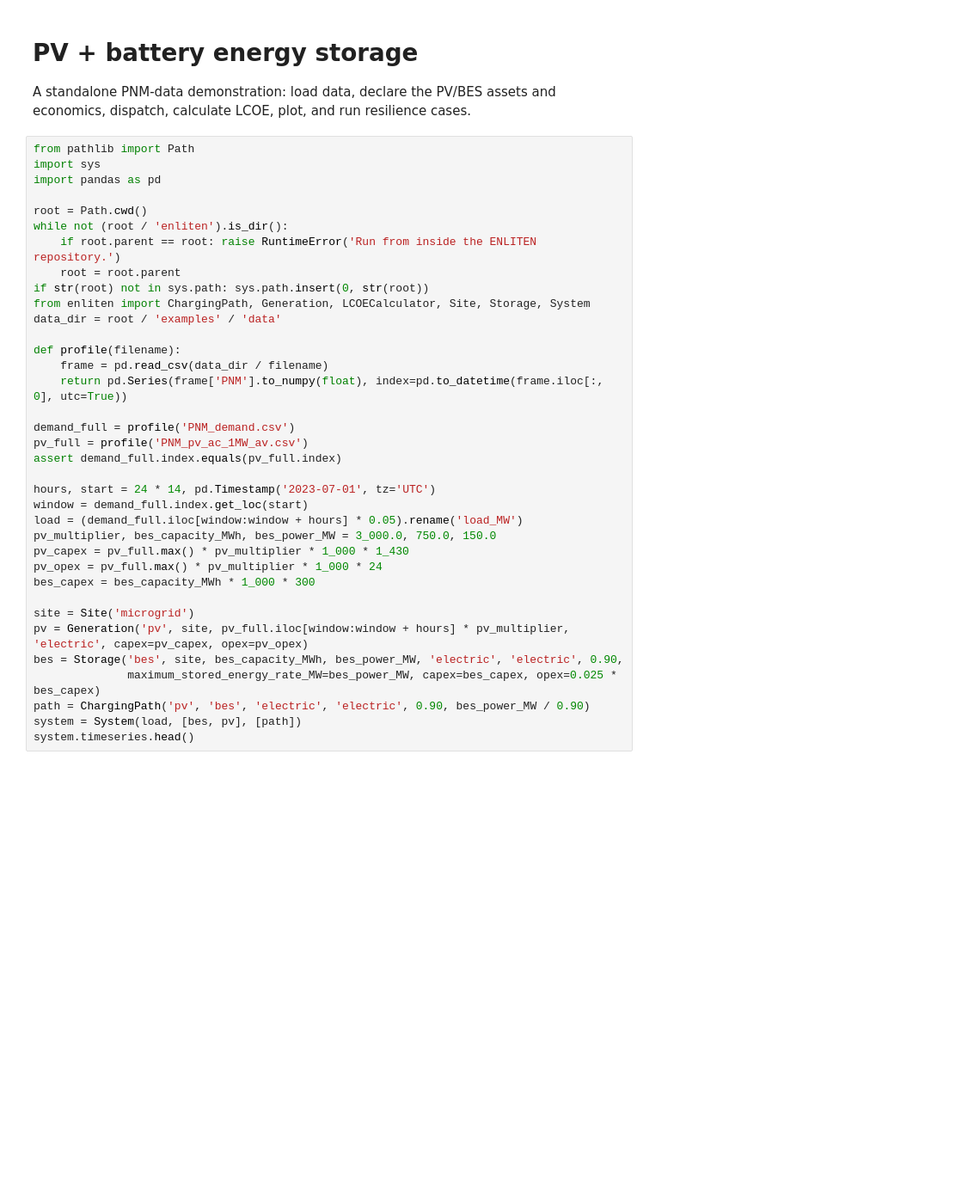
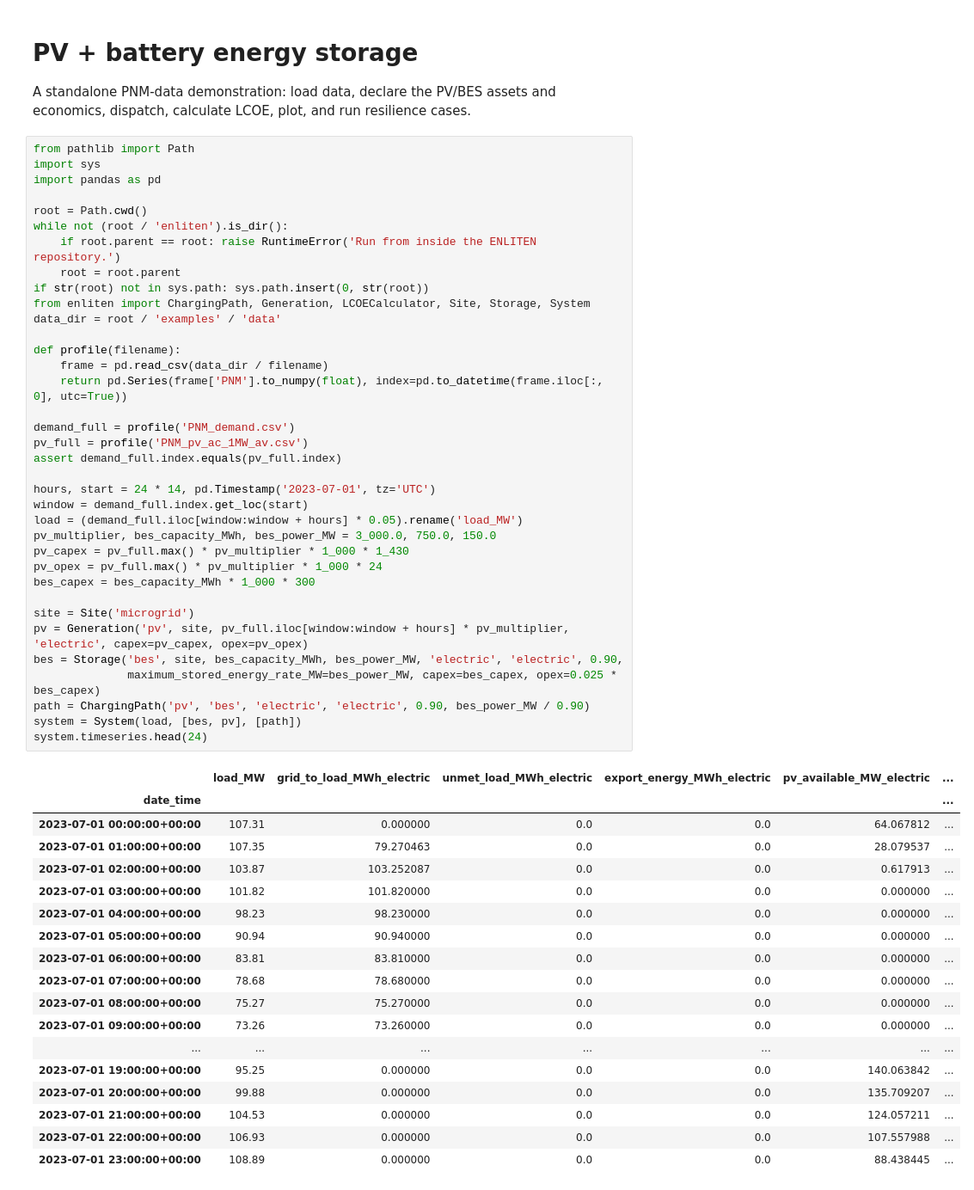
Before and after one commit to sandialabs/enliten, a Jupyter notebook: examples/pv_bes.ipynb, the cells around one changed output. Shown at 86% size. Cells and saved outputs as stored; diff of their text form; blank space fills up the shorter version.

```diff
--- a/examples/pv_bes.ipynb
+++ b/examples/pv_bes.ipynb
@@ -10,33 +10,52 @@ import pandas as pd
 root = Path.cwd()
 while not (root / 'enliten').is_dir():
     if root.parent == root: raise RuntimeError('Run from inside the ENLITEN repository.')
     root = root.parent
 if str(root) not in sys.path: sys.path.insert(0, str(root))
 from enliten import ChargingPath, Generation, LCOECalculator, Site, Storage, System
 data_dir = root / 'examples' / 'data'
 
 def profile(filename):
     frame = pd.read_csv(data_dir / filename)
     return pd.Series(frame['PNM'].to_numpy(float), index=pd.to_datetime(frame.iloc[:, 0], utc=True))
 
 demand_full = profile('PNM_demand.csv')
 pv_full = profile('PNM_pv_ac_1MW_av.csv')
 assert demand_full.index.equals(pv_full.index)
 
 hours, start = 24 * 14, pd.Timestamp('2023-07-01', tz='UTC')
 window = demand_full.index.get_loc(start)
 load = (demand_full.iloc[window:window + hours] * 0.05).rename('load_MW')
 pv_multiplier, bes_capacity_MWh, bes_power_MW = 3_000.0, 750.0, 150.0
 pv_capex = pv_full.max() * pv_multiplier * 1_000 * 1_430
 pv_opex = pv_full.max() * pv_multiplier * 1_000 * 24
 bes_capex = bes_capacity_MWh * 1_000 * 300
 
 site = Site('microgrid')
 pv = Generation('pv', site, pv_full.iloc[window:window + hours] * pv_multiplier, 'electric', capex=pv_capex, opex=pv_opex)
 bes = Storage('bes', site, bes_capacity_MWh, bes_power_MW, 'electric', 'electric', 0.90,
               maximum_stored_energy_rate_MW=bes_power_MW, capex=bes_capex, opex=0.025 * bes_capex)
 path = ChargingPath('pv', 'bes', 'electric', 'electric', 0.90, bes_power_MW / 0.90)
 system = System(load, [bes, pv], [path])
-system.timeseries.head()
+system.timeseries.head(24)
+# %% [output]
+|  | load_MW | grid_to_load_MWh_electric | unmet_load_MWh_electric | export_energy_MWh_electric | pv_available_MW_electric | ... |
+| date_time |  |  |  |  |  | ... |
+| 2023-07-01 00:00:00+00:00 | 107.31 | 0.000000 | 0.0 | 0.0 | 64.067812 | ... |
+| 2023-07-01 01:00:00+00:00 | 107.35 | 79.270463 | 0.0 | 0.0 | 28.079537 | ... |
+| 2023-07-01 02:00:00+00:00 | 103.87 | 103.252087 | 0.0 | 0.0 | 0.617913 | ... |
+| 2023-07-01 03:00:00+00:00 | 101.82 | 101.820000 | 0.0 | 0.0 | 0.000000 | ... |
+| 2023-07-01 04:00:00+00:00 | 98.23 | 98.230000 | 0.0 | 0.0 | 0.000000 | ... |
+| 2023-07-01 05:00:00+00:00 | 90.94 | 90.940000 | 0.0 | 0.0 | 0.000000 | ... |
+| 2023-07-01 06:00:00+00:00 | 83.81 | 83.810000 | 0.0 | 0.0 | 0.000000 | ... |
+| 2023-07-01 07:00:00+00:00 | 78.68 | 78.680000 | 0.0 | 0.0 | 0.000000 | ... |
+| 2023-07-01 08:00:00+00:00 | 75.27 | 75.270000 | 0.0 | 0.0 | 0.000000 | ... |
+| 2023-07-01 09:00:00+00:00 | 73.26 | 73.260000 | 0.0 | 0.0 | 0.000000 | ... |
+| ... | ... | ... | ... | ... | ... | ... |
+| 2023-07-01 19:00:00+00:00 | 95.25 | 0.000000 | 0.0 | 0.0 | 140.063842 | ... |
+| 2023-07-01 20:00:00+00:00 | 99.88 | 0.000000 | 0.0 | 0.0 | 135.709207 | ... |
+| 2023-07-01 21:00:00+00:00 | 104.53 | 0.000000 | 0.0 | 0.0 | 124.057211 | ... |
+| 2023-07-01 22:00:00+00:00 | 106.93 | 0.000000 | 0.0 | 0.0 | 107.557988 | ... |
+| 2023-07-01 23:00:00+00:00 | 108.89 | 0.000000 | 0.0 | 0.0 | 88.438445 | ... |
 # %%
 system.operation_metrics()
```
Also changed, not shown: parts of 6 cells of this notebook, 3 other files.
